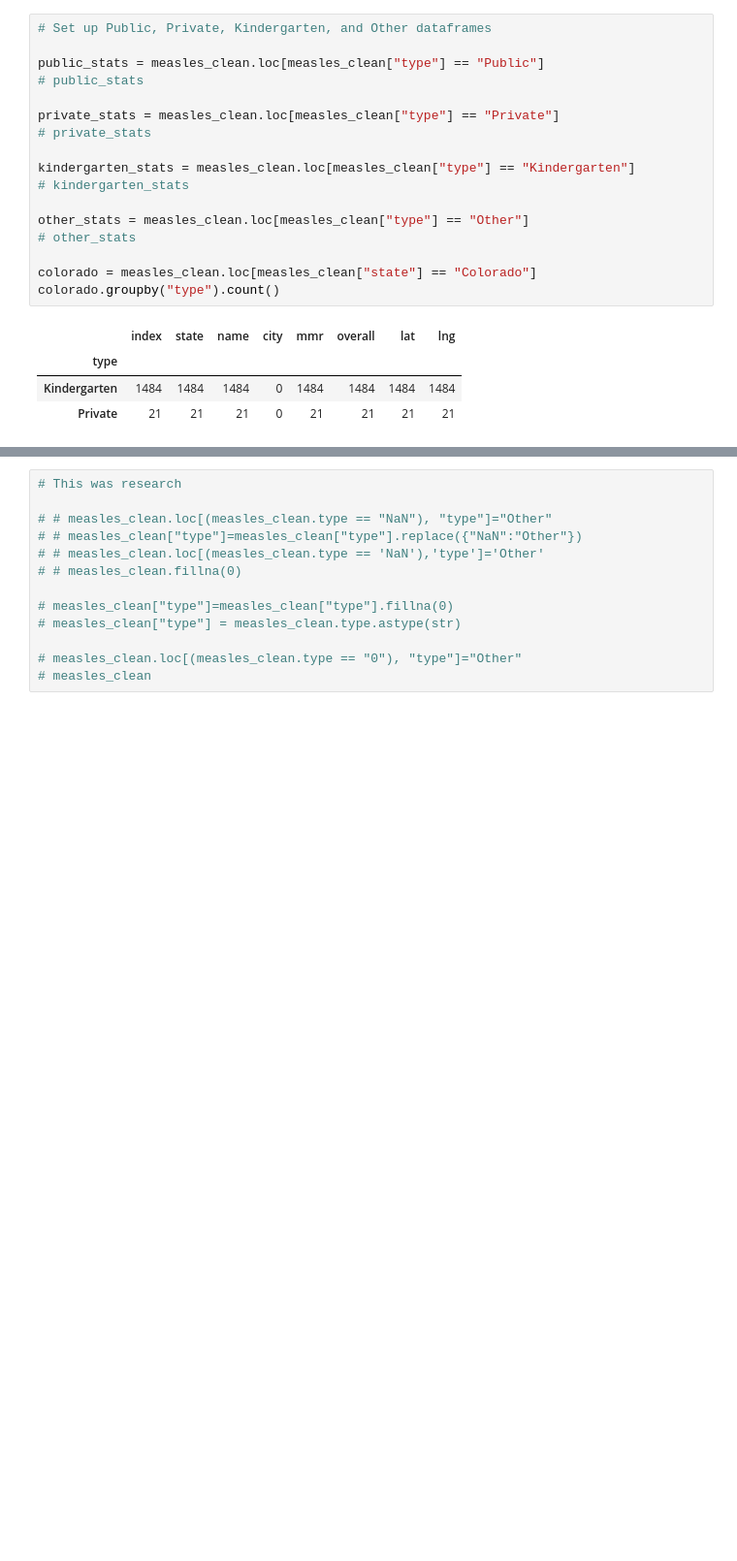
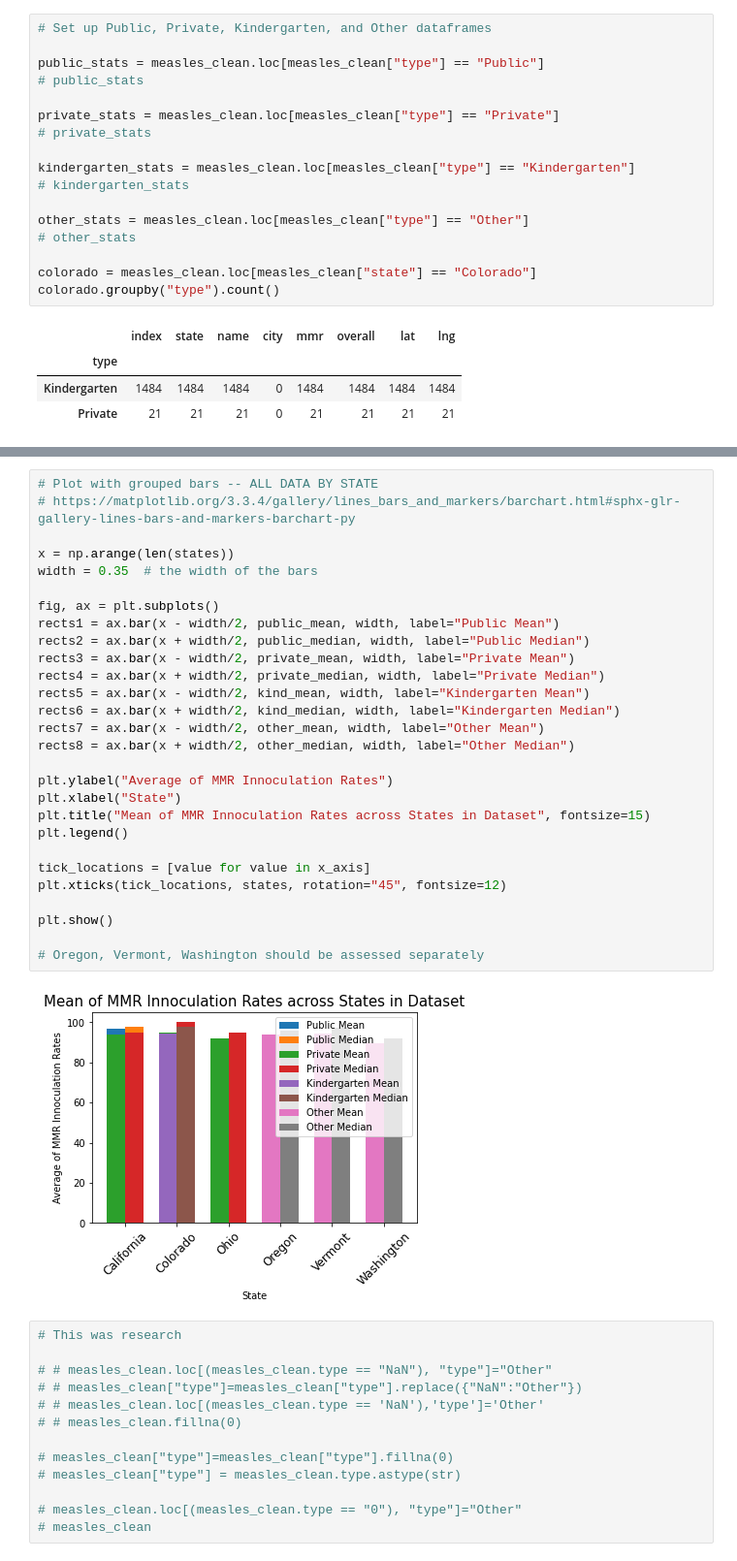
Before and after one commit to mel-c-lowe/UMN_Bootcamp_Project_One, a Jupyter notebook: MMR Vaccinations Trends.ipynb, the cells around one changed output, grey strips where cells are left out. Shown at 97% size. Cells and saved outputs as stored; diff of their text form; blank space fills up the shorter version.

```diff
--- a/MMR Vaccinations Trends.ipynb
+++ b/MMR Vaccinations Trends.ipynb
@@ -214,3 +254,33 @@ avg_by_state
+# %%
+# Plot with grouped bars -- ALL DATA BY STATE
+# https://matplotlib.org/3.3.4/gallery/lines_bars_and_markers/barchart.html#sphx-glr-gallery-lines-bars-and-markers-barchart-py
+
+x = np.arange(len(states))
+width = 0.35  # the width of the bars
+
+fig, ax = plt.subplots()
+rects1 = ax.bar(x - width/2, public_mean, width, label="Public Mean")
+rects2 = ax.bar(x + width/2, public_median, width, label="Public Median")
+rects3 = ax.bar(x - width/2, private_mean, width, label="Private Mean")
+rects4 = ax.bar(x + width/2, private_median, width, label="Private Median")
+rects5 = ax.bar(x - width/2, kind_mean, width, label="Kindergarten Mean")
+rects6 = ax.bar(x + width/2, kind_median, width, label="Kindergarten Median")
+rects7 = ax.bar(x - width/2, other_mean, width, label="Other Mean")
+rects8 = ax.bar(x + width/2, other_median, width, label="Other Median")
+
+plt.ylabel("Average of MMR Innoculation Rates")
+plt.xlabel("State")
+plt.title("Mean of MMR Innoculation Rates across States in Dataset", fontsize=15)
+plt.legend()
+
+tick_locations = [value for value in x_axis]
+plt.xticks(tick_locations, states, rotation="45", fontsize=12)
+
+plt.show()
+
+# Oregon, Vermont, Washington should be assessed separately
+# %% [output]
+[figure, added]
 # %%
 # This was research
 
```
Also changed, not shown: parts of 4 cells of this notebook.
